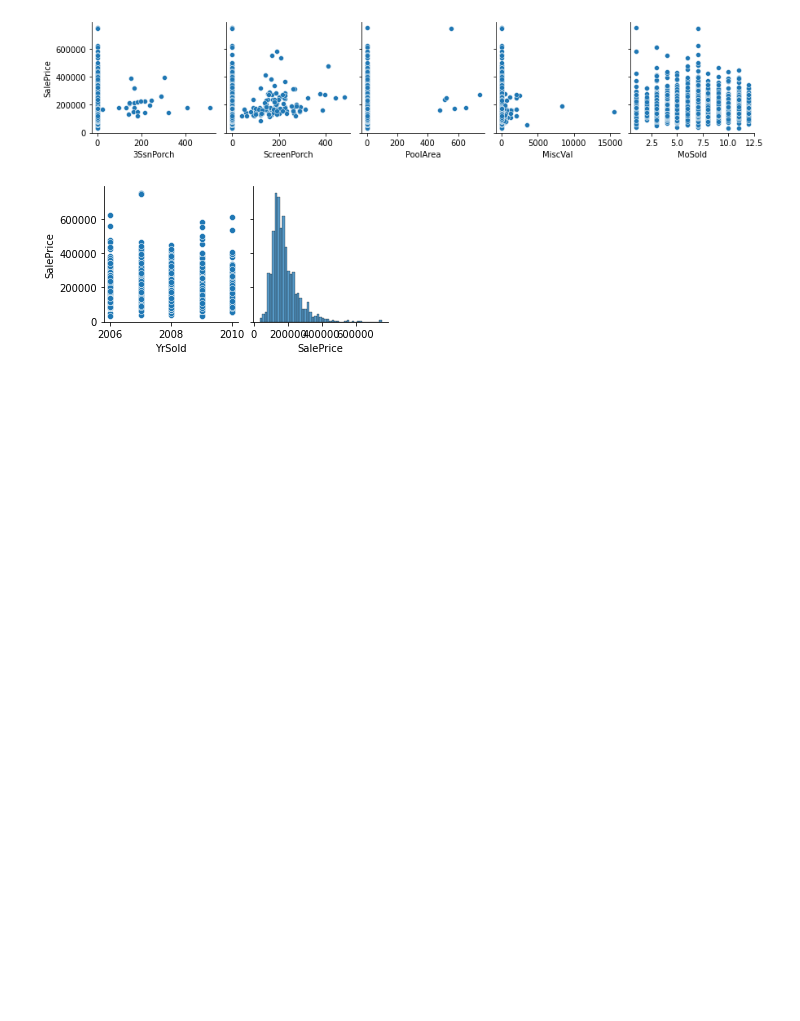
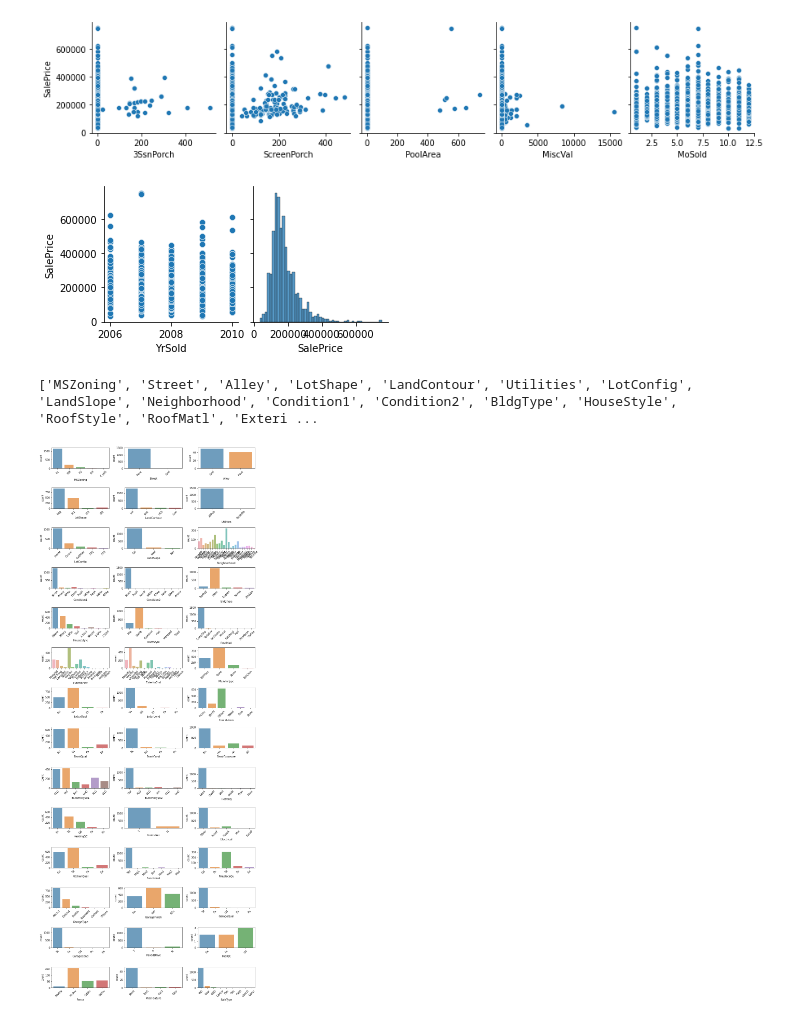
Before and after one commit to haitranquang-official/ML, a Jupyter notebook: house-prices-advanced-regression-techniques/model.ipynb, the cells around one changed output. Saved outputs shown, nothing was run; the diff lists cells and outputs as text; code cells hidden in the pictures; blank space fills up the shorter version.

```diff
--- a/house-prices-advanced-regression-techniques/model.ipynb
+++ b/house-prices-advanced-regression-techniques/model.ipynb
@@ -101,6 +102,22 @@ for i in range(0, len(numerical_data.columns), 5):
 [figure]
 [figure]
 [figure]
+# %%
+non_numerical_data = datas.select_dtypes(include = 'O')
+print(non_numerical_data.columns.tolist())
+# %% [output]
+['MSZoning', 'Street', 'Alley', 'LotShape', 'LandContour', 'Utilities', 'LotConfig', 'LandSlope', 'Neighborhood', 'Condition1', 'Condition2', 'BldgType', 'HouseStyle', 'RoofStyle', 'RoofMatl', 'Exteri ...
+# %%
+fig, axes = plt.subplots(round(len(non_numerical_data.columns) / 3), 3, figsize=(12, 30))
+
+for i, ax in enumerate(fig.axes):
+    if i < len(non_numerical_data.columns):
+        ax.set_xticklabels(ax.xaxis.get_majorticklabels(), rotation=45)
+        sns.countplot(x=non_numerical_data.columns[i], alpha=0.7, data=non_numerical_data, ax=ax)
+
+fig.tight_layout()
+# %% [output]
+[figure, added]
 # %%
 from sklearn.linear_model import LinearRegression
 # %%
```
Also changed, not shown: parts of 5 cells of this notebook.
